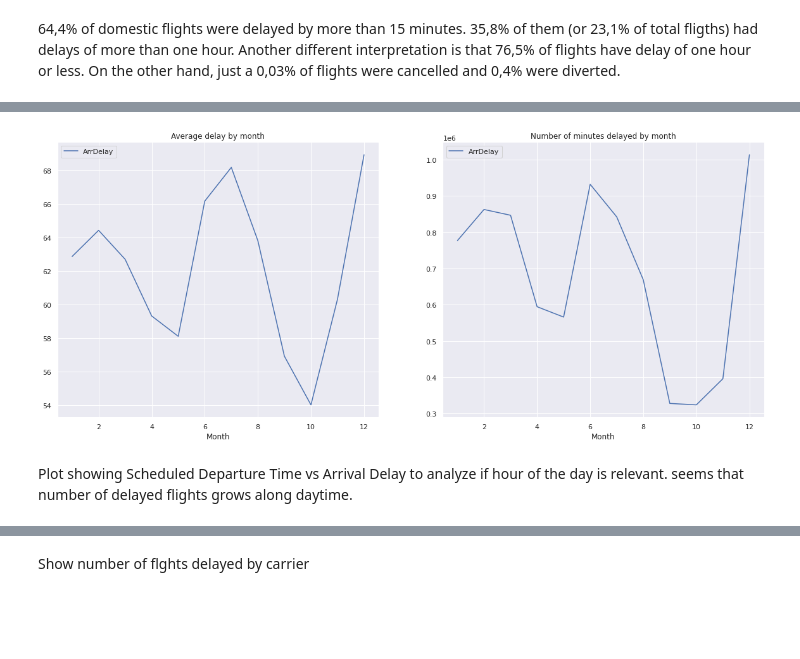
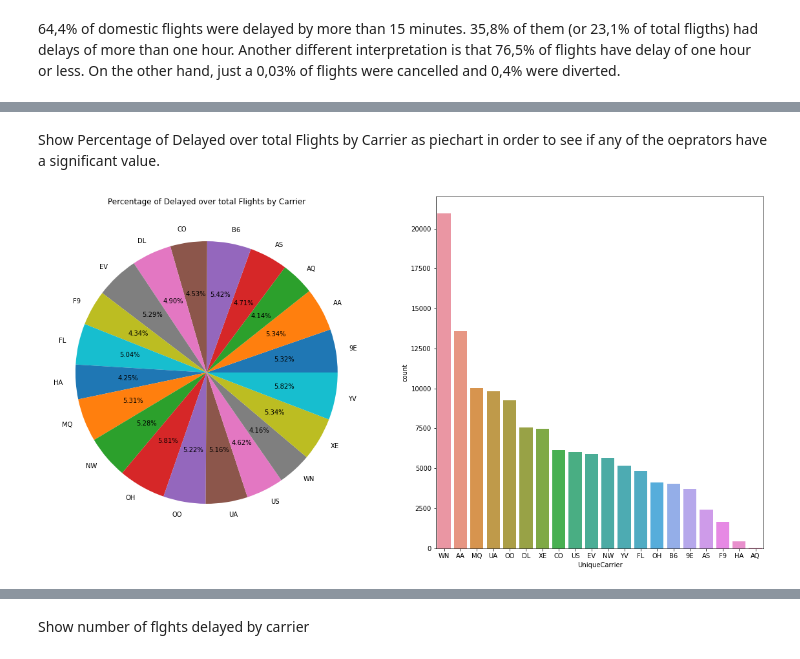
Before and after one commit to ddenebb/programacio_numerica, a Jupyter notebook: Tasca_M3_T02.ipynb, the cells around one changed output, grey strips where cells are left out. Cells and saved outputs as stored; diff of their text form; code cells hidden in the pictures; blank space fills up the shorter version.

```diff
--- a/Tasca_M3_T02.ipynb
+++ b/Tasca_M3_T02.ipynb
@@ -334,6 +321,7 @@ df = df.drop("Cancelled",1)
 df = df.drop("Distance",1)
 df = df.drop("FlightNum",1)
 df = df.drop("TailNum",1)
+df = df.drop("AvgFlightSpeed",1)
 # %% [markdown]
 Display Status plot representing whether the flight was on time (0), slightly delayed (1), highly delayed (2), diverted (3), or cancelled (4)
 # %%
@@ -374,0 +364,7 @@ Display plot showing average delay by month
+# %%
+flights_scheduled_by_carrier_count = df['UniqueCarrier'].value_counts()
+flights_scheduled_by_carrier_count
+delayed_flights_by_carrier_count = Delayedflights['UniqueCarrier'].value_counts()
+delayed_flights_by_carrier_count
+percentage_of_delayed_flights_by_carrier = (delayed_flights_by_carrier_count/flights_scheduled_by_carrier_count)*100
+percentage_of_delayed_flights_by_carrier
@@ -375,11 +423,12 @@ Display plot showing average delay by month
+# %% [markdown]
+Show Percentage of Delayed over total Flights by Carrier as piechart in order to see if any of the oeprators have a significant value.
 # %%
-f,ax=plt.subplots(1,2,figsize=(20,8))
-Delayedflights[['Month','ArrDelay']].groupby(['Month']).mean().plot(ax=ax[0])
-ax[0].set_title('Average delay by month')
-Delayedflights[['Month','ArrDelay']].groupby(['Month']).sum().plot(ax=ax[1])
-ax[1].set_title('Number of minutes delayed by month')
+f,ax=plt.subplots(1,2,figsize=(20,10))
+percentage_of_delayed_flights_by_carrier.plot.pie(autopct='%1.2f%%',ax=ax[0],shadow=False)
+ax[0].set_title('Delayed Flights % of Carrier')
+sns.countplot('UniqueCarrier',order = delayed_flights_by_carrier_count.index, data=Delayedflights,ax=ax[1])
+ax[0].set_title('Percentage of Delayed over total Flights by Carrier')
+ax[0].set_ylabel('')
 plt.show()
 # %% [output]
-[figure, old version]
+[figure, new version]
-# %% [markdown]
-Plot showing Scheduled Departure Time vs Arrival Delay to analyze if hour of the day is relevant. seems that number of delayed flights grows along daytime.
```
Also changed, not shown: parts of 41 cells of this notebook.
